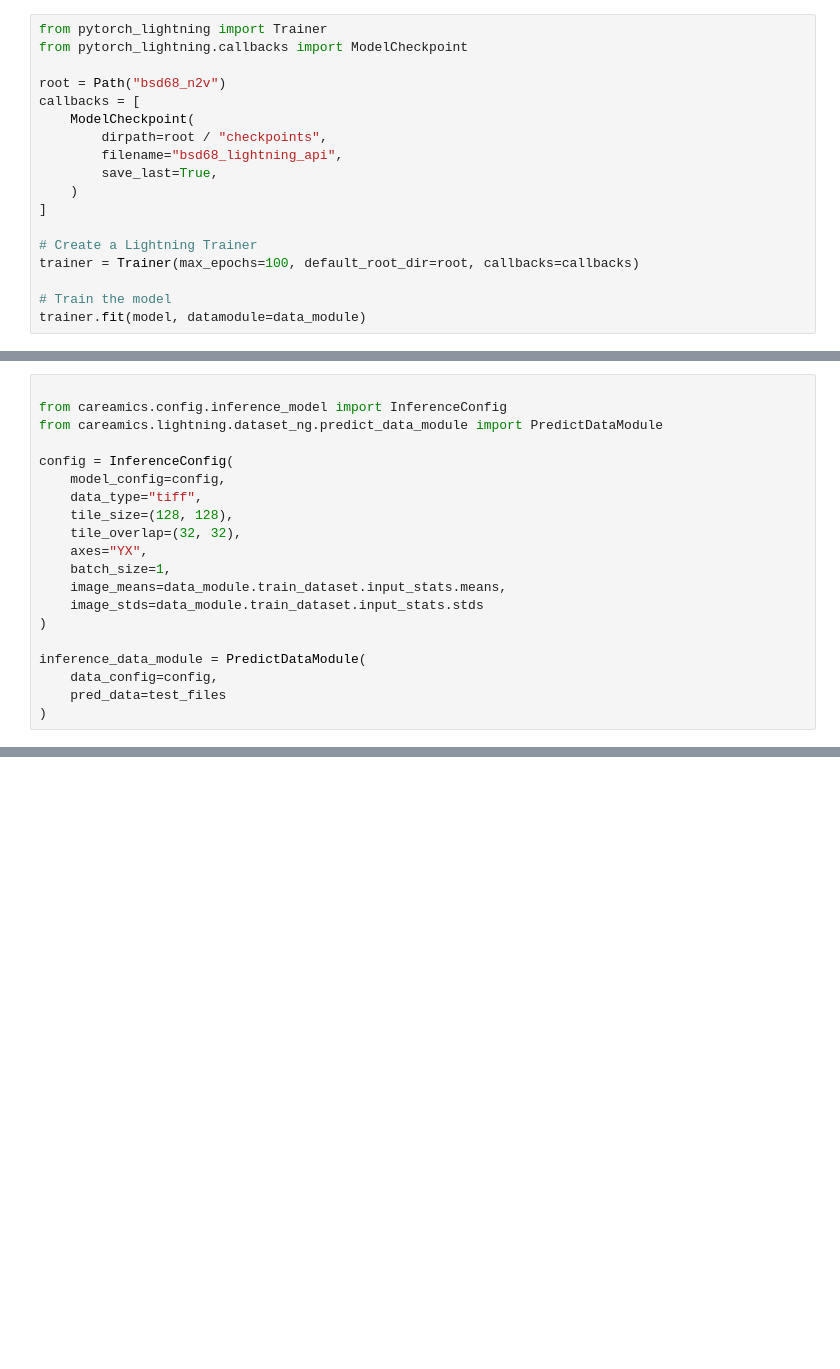
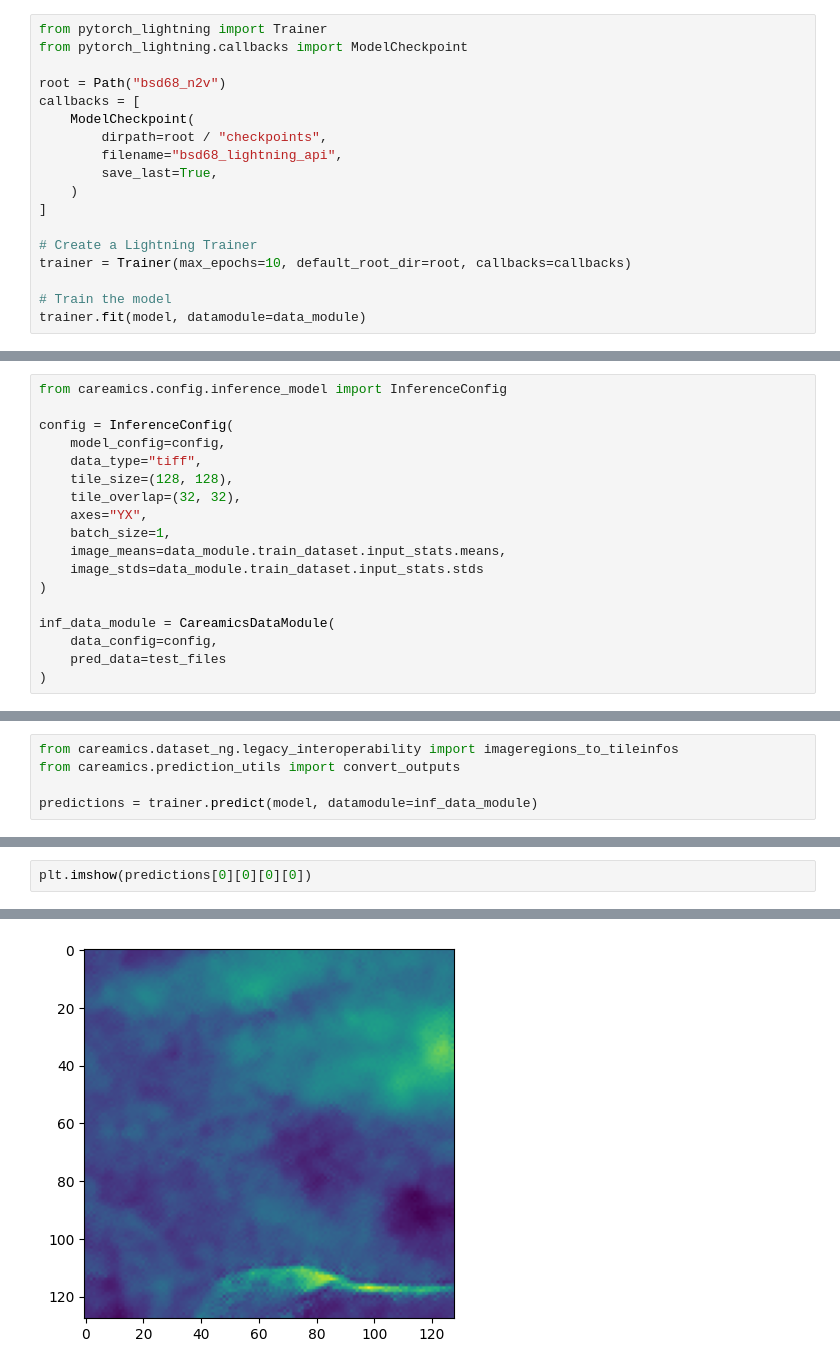
Before and after one commit to CAREamics/careamics, a Jupyter notebook: src/careamics/dataset_ng/demos/bsd68_demo.ipynb, the cells around one changed output, grey strips where cells are left out. Cells and saved outputs as stored; diff of their text form; blank space fills up the shorter version.

```diff
--- a/src/careamics/dataset_ng/demos/bsd68_demo.ipynb
+++ b/src/careamics/dataset_ng/demos/bsd68_demo.ipynb
@@ -84,7 +93,7 @@ callbacks = [
 ]
 
 # Create a Lightning Trainer
-trainer = Trainer(max_epochs=100, default_root_dir=root, callbacks=callbacks)
+trainer = Trainer(max_epochs=10, default_root_dir=root, callbacks=callbacks)
 
 # Train the model
 trainer.fit(model, datamodule=data_module)
@@ -91,7 +119,5 @@ trainer.fit(model, datamodule=data_module)
 # %%
-
 from careamics.config.inference_model import InferenceConfig
-from careamics.lightning.dataset_ng.predict_data_module import PredictDataModule
 
 config = InferenceConfig(
     model_config=config,
@@ -104,7 +130,7 @@ config = InferenceConfig(
     image_stds=data_module.train_dataset.input_stats.stds
 )
 
-inference_data_module = PredictDataModule(
+inf_data_module = CareamicsDataModule(
     data_config=config,
     pred_data=test_files
 )
@@ -166,0 +137,5 @@ for sample in samples:
+# %%
+from careamics.dataset_ng.legacy_interoperability import imageregions_to_tileinfos
+from careamics.prediction_utils import convert_outputs
+
+predictions = trainer.predict(model, datamodule=inf_data_module)
@@ -166,0 +160,3 @@ for sample in samples:
+# %%
+plt.imshow(predictions[0][0][0][0])
+# %% [output]
@@ -166,0 +164 @@ for sample in samples:
+[figure, added]
```
Also changed, not shown: parts of 13 cells of this notebook, 6 other files.
